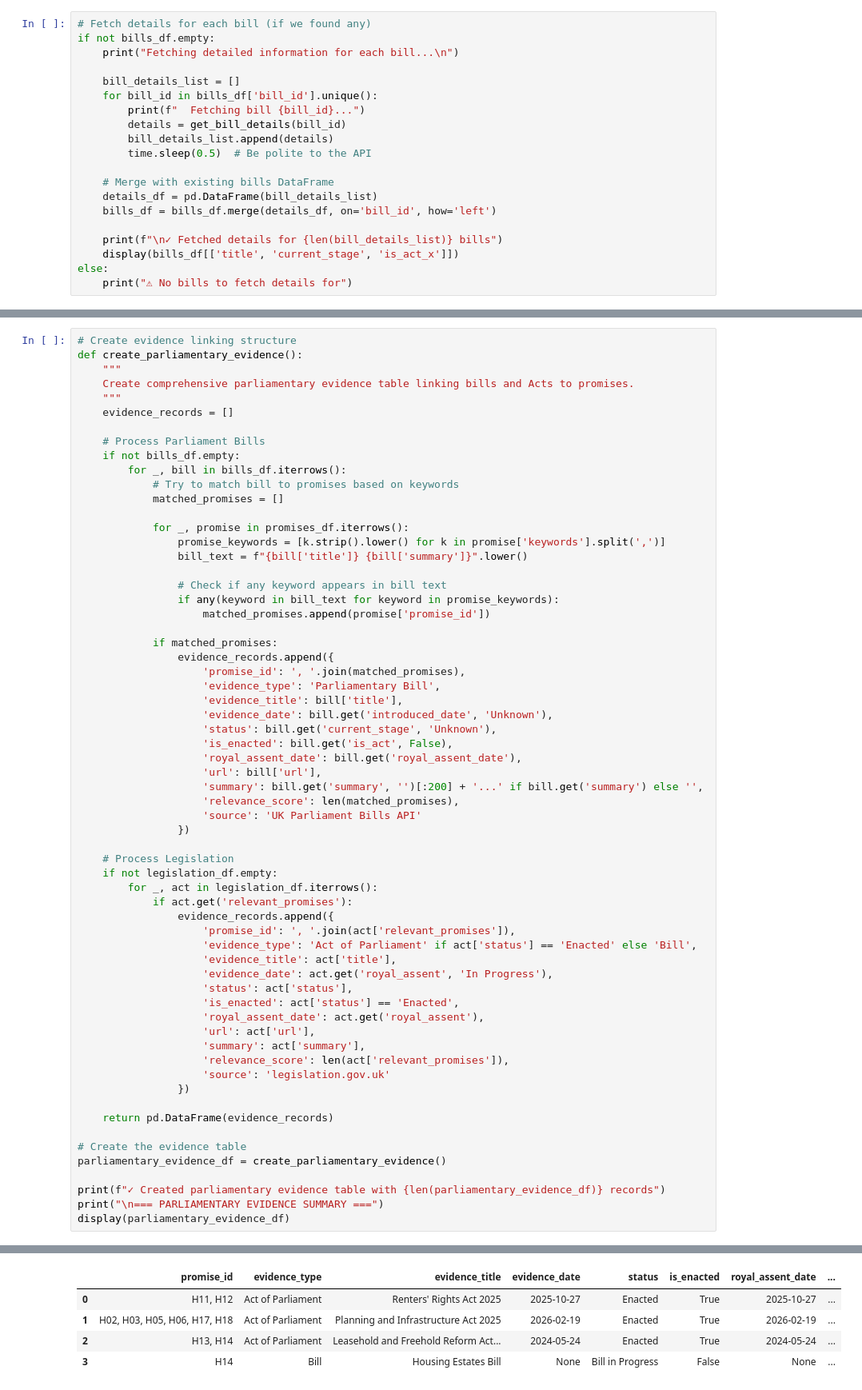
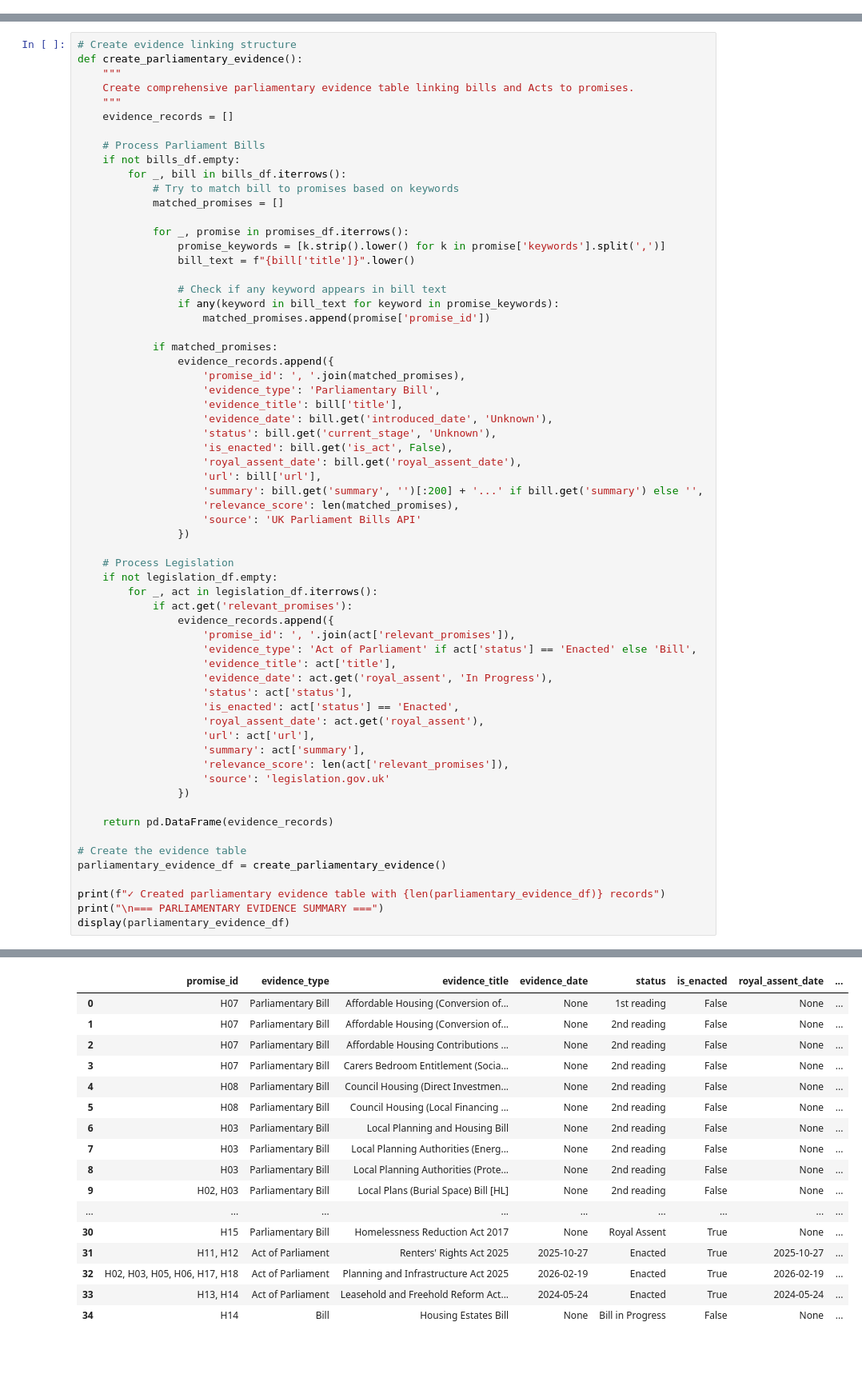
Before and after one commit to darkoutsideale-dev/uk-labour-promise-tracker, a Jupyter notebook: notebooks/04_parliamentary_legal_evidence.ipynb, the cells around one changed output, grey strips where cells are left out. Shown at 80% size. Saved outputs shown, nothing was run; the diff lists cells and outputs as text; blank space fills up the shorter version.

```diff
--- a/notebooks/04_parliamentary_legal_evidence.ipynb
+++ b/notebooks/04_parliamentary_legal_evidence.ipynb
@@ -277,20 +223,0 @@ print("✓ Bill details function defined")
-# %%
-# Fetch details for each bill (if we found any)
-if not bills_df.empty:
-    print("Fetching detailed information for each bill...\n")
-
-    bill_details_list = []
-    for bill_id in bills_df['bill_id'].unique():
-        print(f"  Fetching bill {bill_id}...")
-        details = get_bill_details(bill_id)
-        bill_details_list.append(details)
-        time.sleep(0.5)  # Be polite to the API
-
-    # Merge with existing bills DataFrame
-    details_df = pd.DataFrame(bill_details_list)
-    bills_df = bills_df.merge(details_df, on='bill_id', how='left')
-
-    print(f"\n✓ Fetched details for {len(bill_details_list)} bills")
-    display(bills_df[['title', 'current_stage', 'is_act_x']])
-else:
-    print("⚠ No bills to fetch details for")
@@ -420,7 +328,7 @@ def create_parliamentary_evidence():
 
             for _, promise in promises_df.iterrows():
                 promise_keywords = [k.strip().lower() for k in promise['keywords'].split(',')]
-                bill_text = f"{bill['title']} {bill['summary']}".lower()
+                bill_text = f"{bill['title']}".lower()
 
                 # Check if any keyword appears in bill text
                 if any(keyword in bill_text for keyword in promise_keywords):
@@ -472,10 +380,22 @@ display(parliamentary_evidence_df)
 
 === PARLIAMENTARY EVIDENCE SUMMARY ===
 |  | promise_id | evidence_type | evidence_title | evidence_date | status | is_enacted | royal_assent_date | ... |
-| 0 | H11, H12 | Act of Parliament | Renters' Rights Act 2025 | 2025-10-27 | Enacted | True | 2025-10-27 | ... |
-| 1 | H02, H03, H05, H06, H17, H18 | Act of Parliament | Planning and Infrastructure Act 2025 | 2026-02-19 | Enacted | True | 2026-02-19 | ... |
-| 2 | H13, H14 | Act of Parliament | Leasehold and Freehold Reform Act... | 2024-05-24 | Enacted | True | 2024-05-24 | ... |
-| 3 | H14 | Bill | Housing Estates Bill | None | Bill in Progress | False | None | ... |
+| 0 | H07 | Parliamentary Bill | Affordable Housing (Conversion of... | None | 1st reading | False | None | ... |
+| 1 | H07 | Parliamentary Bill | Affordable Housing (Conversion of... | None | 2nd reading | False | None | ... |
+| 2 | H07 | Parliamentary Bill | Affordable Housing Contributions ... | None | 2nd reading | False | None | ... |
+| 3 | H07 | Parliamentary Bill | Carers Bedroom Entitlement (Socia... | None | 2nd reading | False | None | ... |
+| 4 | H08 | Parliamentary Bill | Council Housing (Direct Investmen... | None | 2nd reading | False | None | ... |
+| 5 | H08 | Parliamentary Bill | Council Housing (Local Financing ... | None | 2nd reading | False | None | ... |
+| 6 | H03 | Parliamentary Bill | Local Planning and Housing Bill | None | 2nd reading | False | None | ... |
+| 7 | H03 | Parliamentary Bill | Local Planning Authorities (Energ... | None | 2nd reading | False | None | ... |
+| 8 | H03 | Parliamentary Bill | Local Planning Authorities (Prote... | None | 2nd reading | False | None | ... |
+| 9 | H02, H03 | Parliamentary Bill | Local Plans (Burial Space) Bill [HL] | None | 2nd reading | False | None | ... |
+| ... | ... | ... | ... | ... | ... | ... | ... | ... |
+| 30 | H15 | Parliamentary Bill | Homelessness Reduction Act 2017 | None | Royal Assent | True | None | ... |
+| 31 | H11, H12 | Act of Parliament | Renters' Rights Act 2025 | 2025-10-27 | Enacted | True | 2025-10-27 | ... |
+| 32 | H02, H03, H05, H06, H17, H18 | Act of Parliament | Planning and Infrastructure Act 2025 | 2026-02-19 | Enacted | True | 2026-02-19 | ... |
+| 33 | H13, H14 | Act of Parliament | Leasehold and Freehold Reform Act... | 2024-05-24 | Enacted | True | 2024-05-24 | ... |
+| 34 | H14 | Bill | Housing Estates Bill | None | Bill in Progress | False | None | ... |
 # %% [markdown]
 ## 7. Summary Statistics
 # %%
```
Also changed, not shown: parts of 7 cells of this notebook, 3 other files.
